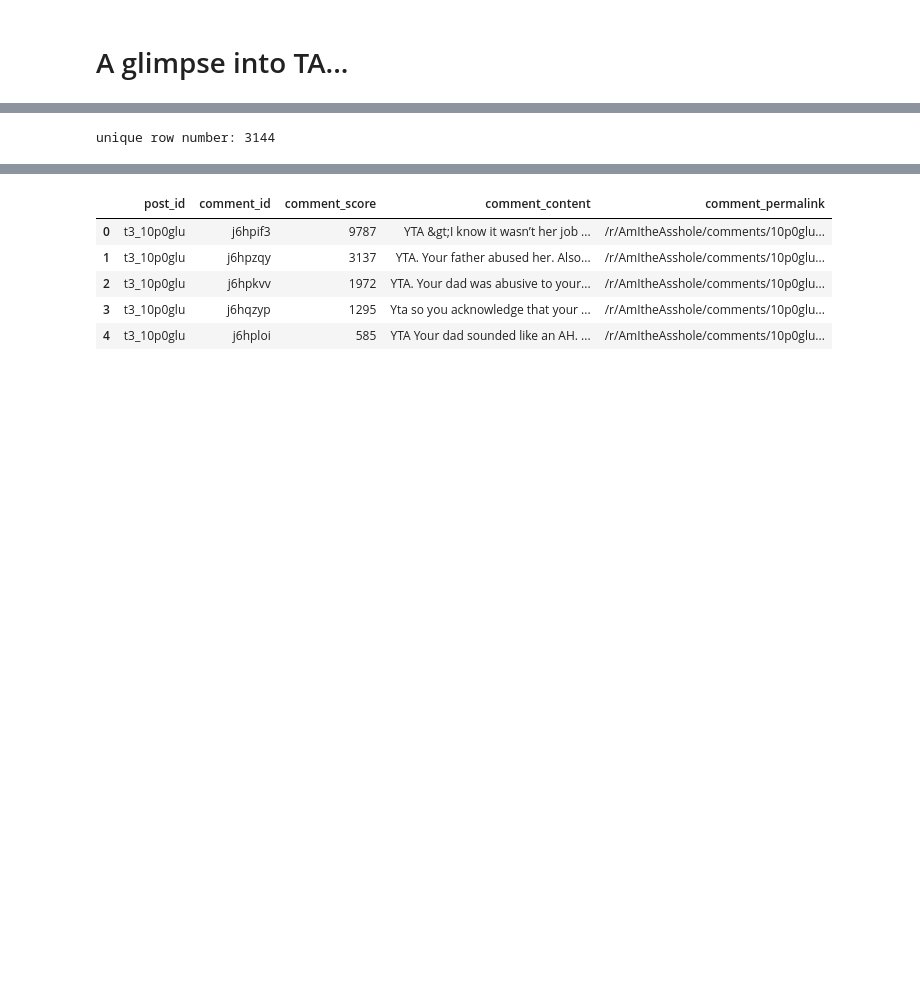
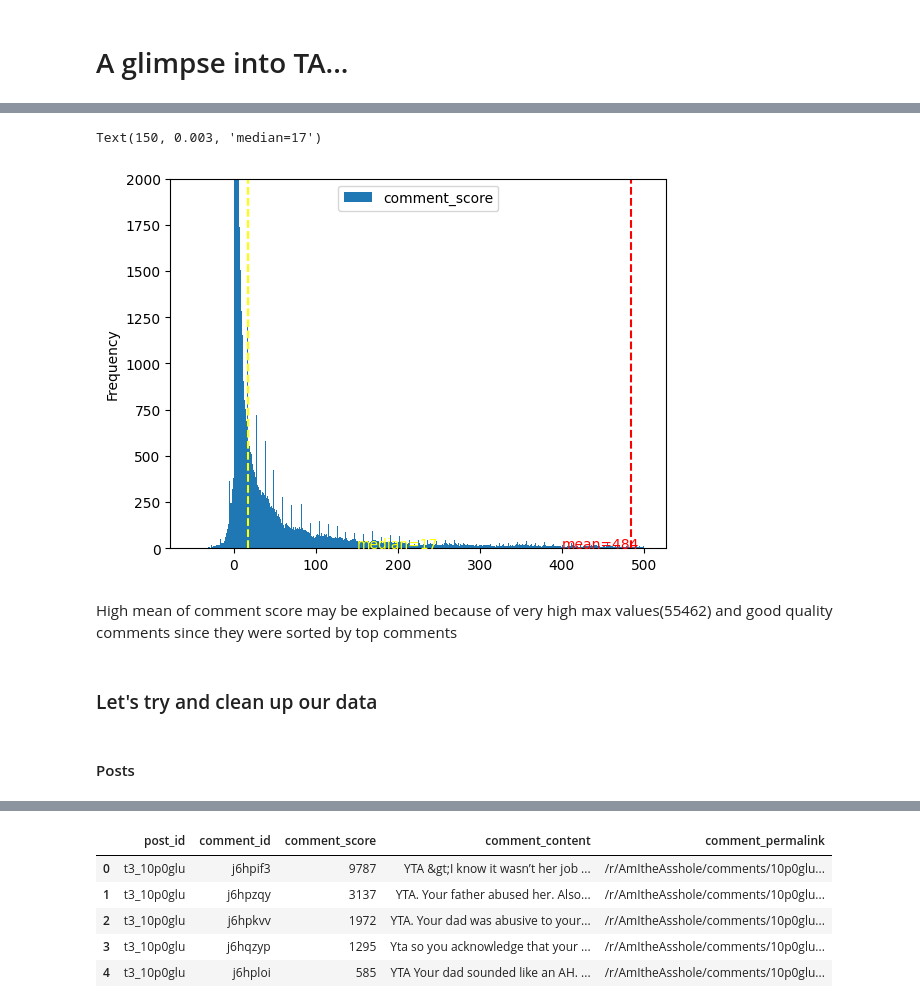
Before and after one commit to Nico404/scrap_reddit, a Jupyter notebook: jupyter/analysis.ipynb, the cells around one changed output, grey strips where cells are left out. Cells and saved outputs as stored; diff of their text form; code cells hidden in the pictures; blank space fills up the shorter version.

```diff
--- a/jupyter/analysis.ipynb
+++ b/jupyter/analysis.ipynb
@@ -8 +70,18 @@ pandas.set_option("display.max_colwidth", 50)
+# %%
+comments.plot.hist(column="comment_score", bins = 300, range=[-50, 500], ylim = [0, 2000])
+mean = comments["comment_score"].mean()
+plt.axvline(mean, color='red', linestyle='dashed')
+plt.text(400, .004,'mean=' + str(round(mean)), color='red')
+median = comments["comment_score"].median()
+plt.axvline(median, color='yellow', linestyle='dashed')
+plt.text(150, .003, 'median=' + str(round(median)), color='yellow')
+# %% [output]
+Text(150, 0.003, 'median=17')
+[figure, added]
+# %% [markdown]
+High mean of comment score may be explained because of very high max values(55462) and good quality comments since they were sorted by top comments
+# %% [markdown]
+### Let's try and clean up our data
+# %% [markdown]
+#### Posts
 # %%
@@ -15,9 +95,3 @@ posts.head()
 | 2 | 10pgsmn | AITA for having an 18+ house? | 472 | My (32f) and my husband (30m) are... | https://www.reddit.com/r/AmItheAs... |
 | 3 | 10ovk6p | AITA for refusing to take a DNA t... | 1366 | So my (27M) fiancé (26F) is adopt... | https://www.reddit.com/r/AmItheAs... |
 | 4 | 10p9z0a | AITA for telling my soon to be SI... | 109 | My brother is getting married in ... | https://www.reddit.com/r/AmItheAs... |
-# %%
-posts.drop_duplicates(keep = 'first', inplace=True)
-post_row_count = posts.shape[0] # returns nb of lines
-print("unique row number:", post_row_count)
-# %% [output]
-unique row number: 3144
```
Also changed, not shown: parts of 24 cells of this notebook, 1 other file.
